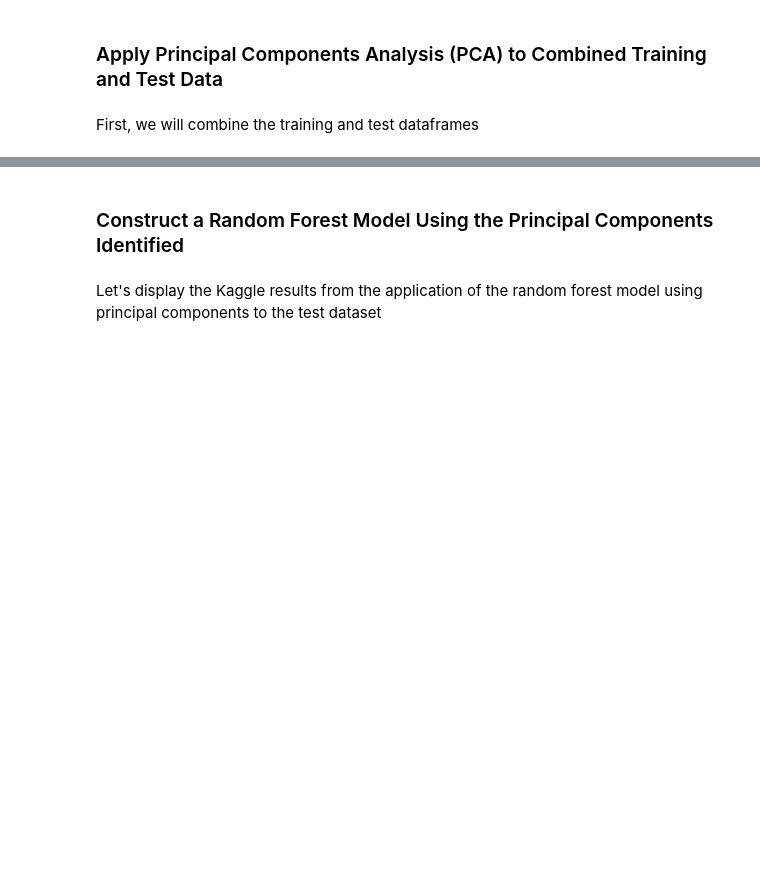
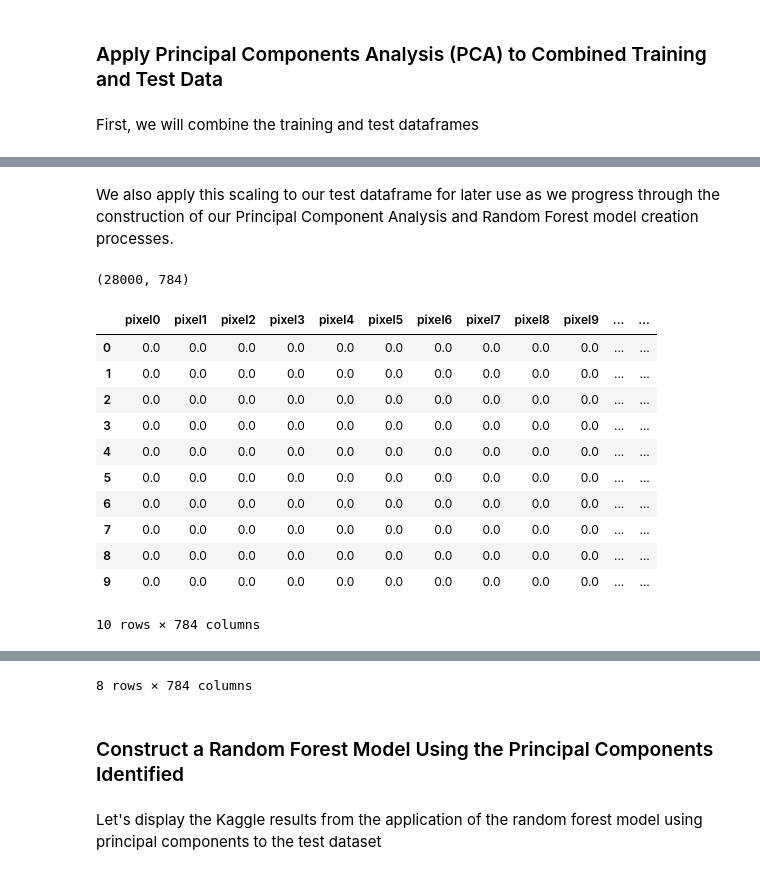
Before and after one commit to clairemarkey/MSDS-422-Group-3-Module-6, a Jupyter notebook: MSDS-422-Group-3-Module-6.ipynb, the cells around one changed output, grey strips where cells are left out. Drawn from its saved outputs; the diff is of its cells as text; code cells hidden in the pictures; blank space fills up the shorter version.

```diff
--- a/MSDS-422-Group-3-Module-6.ipynb
+++ b/MSDS-422-Group-3-Module-6.ipynb
@@ -133,0 +187,28 @@ null_summary_only_missing
+# %% [markdown]
+We also apply this scaling to our test dataframe for later use as we progress through the construction of our Principal Component Analysis and Random Forest model creation processes.
+# %%
+# Apply the standard scaling to the test dataframe
+pca_test_scaled = sc.transform(digit_testing_data)
+
+# Convert scaled data from numpy array into dataframe
+pca_test_features = list(digit_testing_data.columns.values)
+pca_test_scaled_df = pd.DataFrame(pca_test_scaled, columns=pca_test_features)
+
+# Confirm scaling transformation was a success
+pca_test_scaled_df.shape
+pca_test_scaled_df.head(10)
+pca_test_scaled_df.describe()
+# %% [output]
+(28000, 784)
+|  | pixel0 | pixel1 | pixel2 | pixel3 | pixel4 | pixel5 | pixel6 | pixel7 | pixel8 | pixel9 | ... | ... |
+| 0 | 0.0 | 0.0 | 0.0 | 0.0 | 0.0 | 0.0 | 0.0 | 0.0 | 0.0 | 0.0 | ... | ... |
+| 1 | 0.0 | 0.0 | 0.0 | 0.0 | 0.0 | 0.0 | 0.0 | 0.0 | 0.0 | 0.0 | ... | ... |
+| 2 | 0.0 | 0.0 | 0.0 | 0.0 | 0.0 | 0.0 | 0.0 | 0.0 | 0.0 | 0.0 | ... | ... |
+| 3 | 0.0 | 0.0 | 0.0 | 0.0 | 0.0 | 0.0 | 0.0 | 0.0 | 0.0 | 0.0 | ... | ... |
+| 4 | 0.0 | 0.0 | 0.0 | 0.0 | 0.0 | 0.0 | 0.0 | 0.0 | 0.0 | 0.0 | ... | ... |
+| 5 | 0.0 | 0.0 | 0.0 | 0.0 | 0.0 | 0.0 | 0.0 | 0.0 | 0.0 | 0.0 | ... | ... |
+| 6 | 0.0 | 0.0 | 0.0 | 0.0 | 0.0 | 0.0 | 0.0 | 0.0 | 0.0 | 0.0 | ... | ... |
+| 7 | 0.0 | 0.0 | 0.0 | 0.0 | 0.0 | 0.0 | 0.0 | 0.0 | 0.0 | 0.0 | ... | ... |
+| 8 | 0.0 | 0.0 | 0.0 | 0.0 | 0.0 | 0.0 | 0.0 | 0.0 | 0.0 | 0.0 | ... | ... |
+| 9 | 0.0 | 0.0 | 0.0 | 0.0 | 0.0 | 0.0 | 0.0 | 0.0 | 0.0 | 0.0 | ... | ... |
+10 rows × 784 columns
@@ -134,3 +224,4 @@ null_summary_only_missing
+8 rows × 784 columns
 # %% [markdown]
 ### Construct a Random Forest Model Using the Principal Components Identified
 # %% [markdown]
```
Also changed, not shown: parts of 4 cells of this notebook.
